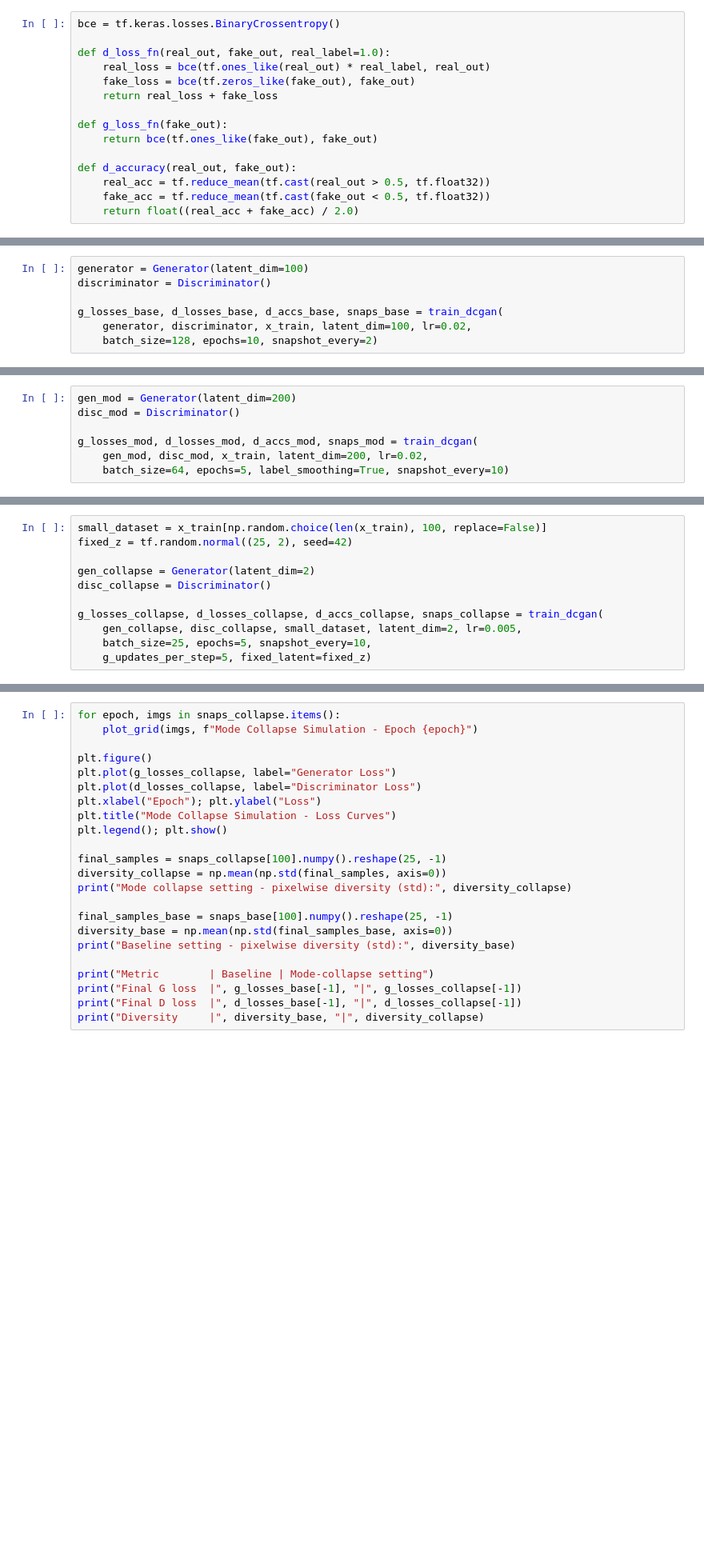
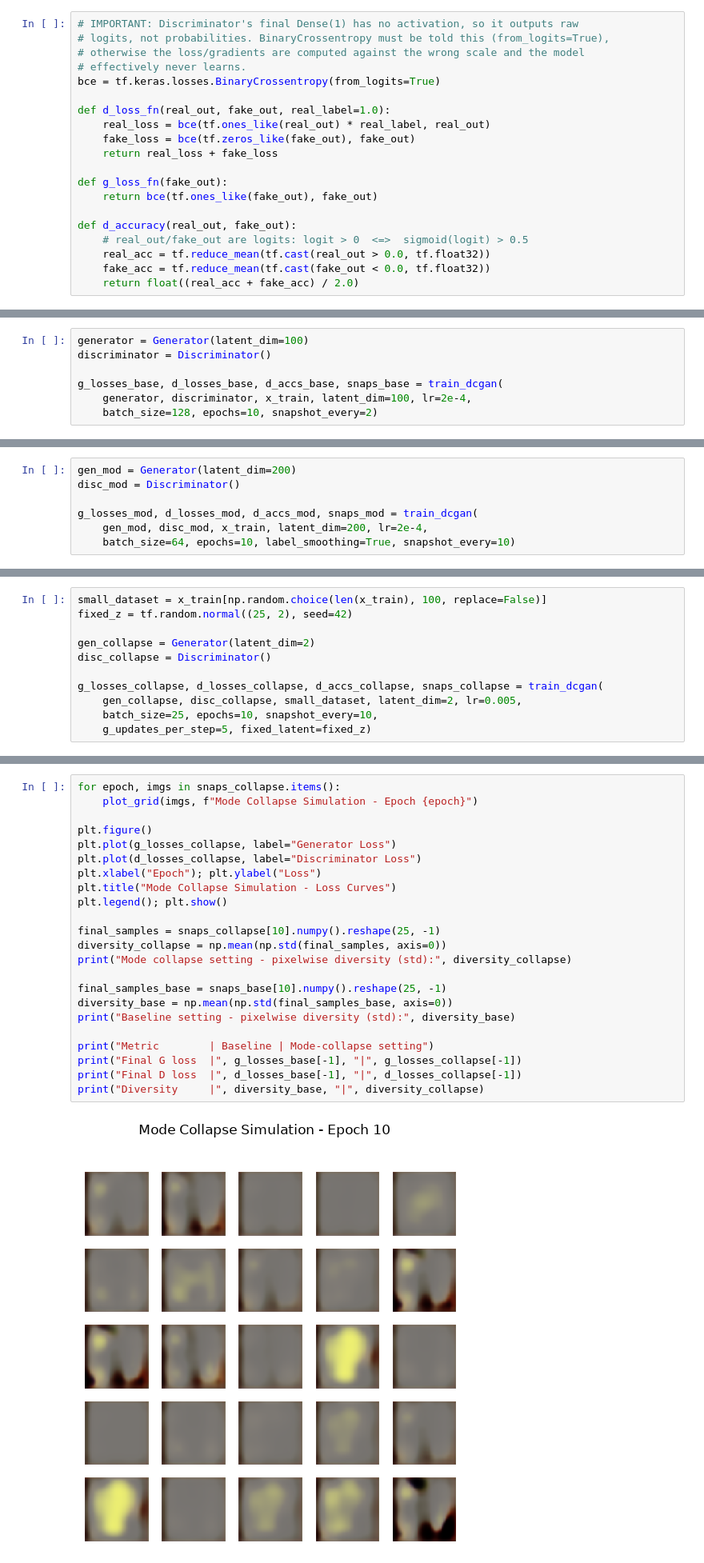
Before and after one commit to sanjaykn8/GenAI_lab, a Jupyter notebook: ex2/dcgan.ipynb, the cells around one changed output, grey strips where cells are left out. Shown at 80% size. Drawn from its saved outputs; the diff is of its cells as text; blank space fills up the shorter version.

Commit message:
ex2,4 done, ex5 base

```diff
--- a/ex2/dcgan.ipynb
+++ b/ex2/dcgan.ipynb
@@ -127,7 +127,11 @@ class Discriminator(tf.keras.Model):
 
         return x
 # %%
-bce = tf.keras.losses.BinaryCrossentropy()
+# IMPORTANT: Discriminator's final Dense(1) has no activation, so it outputs raw
+# logits, not probabilities. BinaryCrossentropy must be told this (from_logits=True),
+# otherwise the loss/gradients are computed against the wrong scale and the model
+# effectively never learns.
+bce = tf.keras.losses.BinaryCrossentropy(from_logits=True)
 
 def d_loss_fn(real_out, fake_out, real_label=1.0):
     real_loss = bce(tf.ones_like(real_out) * real_label, real_out)
@@ -138,8 +142,9 @@ def g_loss_fn(fake_out):
     return bce(tf.ones_like(fake_out), fake_out)
 
 def d_accuracy(real_out, fake_out):
-    real_acc = tf.reduce_mean(tf.cast(real_out > 0.5, tf.float32))
-    fake_acc = tf.reduce_mean(tf.cast(fake_out < 0.5, tf.float32))
+    # real_out/fake_out are logits: logit > 0  <=>  sigmoid(logit) > 0.5
+    real_acc = tf.reduce_mean(tf.cast(real_out > 0.0, tf.float32))
+    fake_acc = tf.reduce_mean(tf.cast(fake_out < 0.0, tf.float32))
     return float((real_acc + fake_acc) / 2.0)
 # %%
 def plot_grid(images, title, n=25):
@@ -209,5 +229,5 @@ generator = Generator(latent_dim=100)
 discriminator = Discriminator()
 
 g_losses_base, d_losses_base, d_accs_base, snaps_base = train_dcgan(
-    generator, discriminator, x_train, latent_dim=100, lr=0.02,
+    generator, discriminator, x_train, latent_dim=100, lr=2e-4,
     batch_size=128, epochs=10, snapshot_every=2)
@@ -226,5 +264,5 @@ gen_mod = Generator(latent_dim=200)
 disc_mod = Discriminator()
 
 g_losses_mod, d_losses_mod, d_accs_mod, snaps_mod = train_dcgan(
-    gen_mod, disc_mod, x_train, latent_dim=200, lr=0.02,
-    batch_size=64, epochs=5, label_smoothing=True, snapshot_every=10)
+    gen_mod, disc_mod, x_train, latent_dim=200, lr=2e-4,
+    batch_size=64, epochs=10, label_smoothing=True, snapshot_every=10)
@@ -271,5 +329,5 @@ disc_collapse = Discriminator()
 
 g_losses_collapse, d_losses_collapse, d_accs_collapse, snaps_collapse = train_dcgan(
     gen_collapse, disc_collapse, small_dataset, latent_dim=2, lr=0.005,
-    batch_size=25, epochs=5, snapshot_every=10,
+    batch_size=25, epochs=10, snapshot_every=10,
     g_updates_per_step=5, fixed_latent=fixed_z)
@@ -276,23 +345,25 @@ g_losses_collapse, d_losses_collapse, d_accs_collapse, snaps_collapse = train_dc
 # %%
 for epoch, imgs in snaps_collapse.items():
     plot_grid(imgs, f"Mode Collapse Simulation - Epoch {epoch}")
 
 plt.figure()
 plt.plot(g_losses_collapse, label="Generator Loss")
 plt.plot(d_losses_collapse, label="Discriminator Loss")
 plt.xlabel("Epoch"); plt.ylabel("Loss")
 plt.title("Mode Collapse Simulation - Loss Curves")
 plt.legend(); plt.show()
 
-final_samples = snaps_collapse[100].numpy().reshape(25, -1)
+final_samples = snaps_collapse[10].numpy().reshape(25, -1)
 diversity_collapse = np.mean(np.std(final_samples, axis=0))
 print("Mode collapse setting - pixelwise diversity (std):", diversity_collapse)
 
-final_samples_base = snaps_base[100].numpy().reshape(25, -1)
+final_samples_base = snaps_base[10].numpy().reshape(25, -1)
 diversity_base = np.mean(np.std(final_samples_base, axis=0))
 print("Baseline setting - pixelwise diversity (std):", diversity_base)
 
 print("Metric        | Baseline | Mode-collapse setting")
 print("Final G loss  |", g_losses_base[-1], "|", g_losses_collapse[-1])
 print("Final D loss  |", d_losses_base[-1], "|", d_losses_collapse[-1])
 print("Diversity     |", diversity_base, "|", diversity_collapse)
+# %% [output]
+[figure, added]
```
Also changed, not shown: parts of 9 cells of this notebook, 9 other files.
